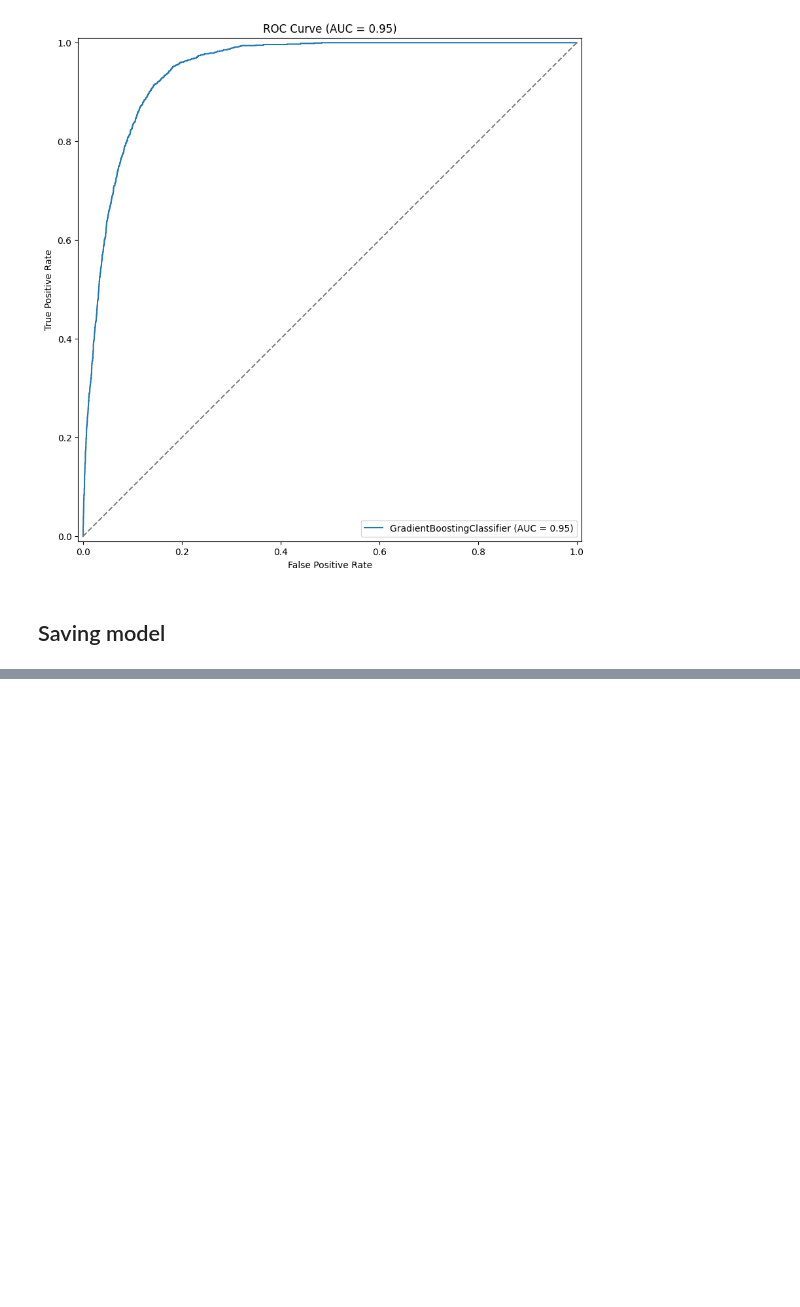
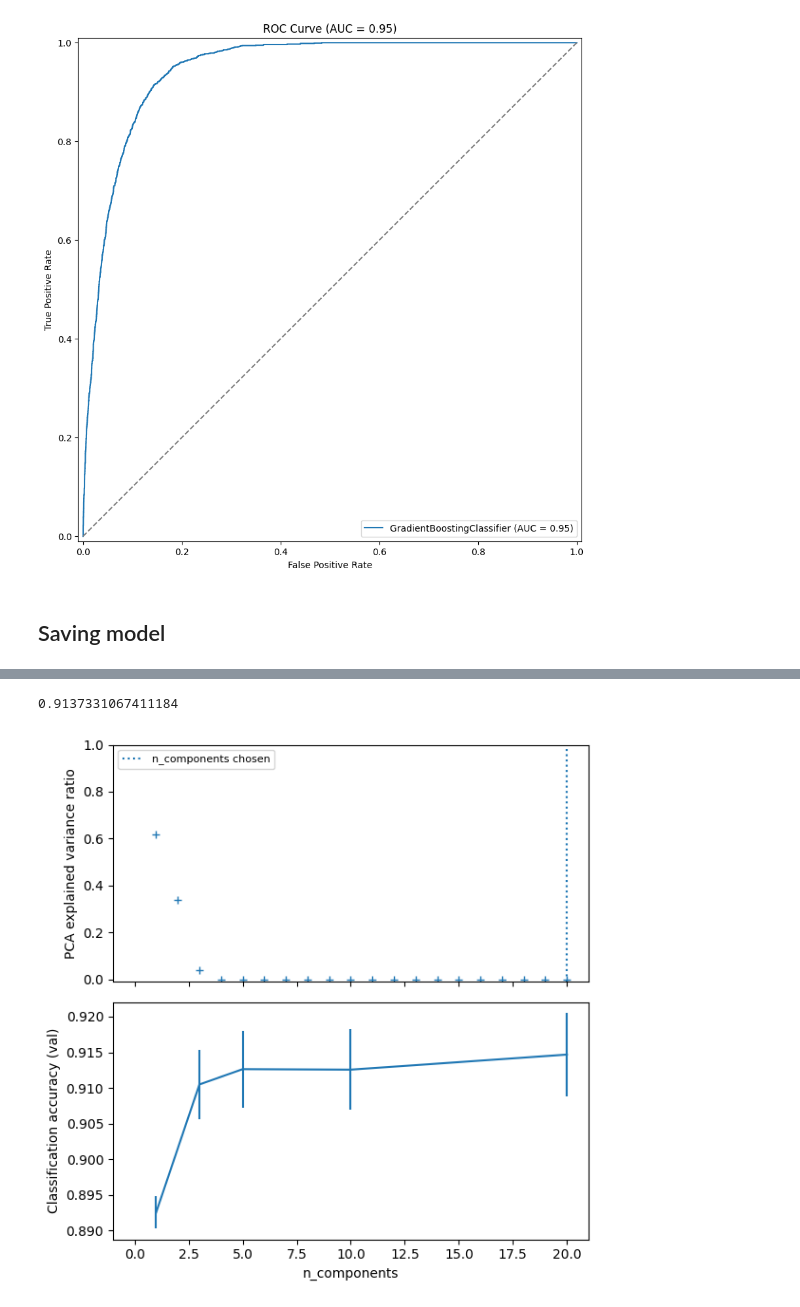
Before and after one commit to DeterjoSimon/SalesMarketingClassification, a Jupyter notebook: MarketClassifier.ipynb, the cells around one changed output, grey strips where cells are left out. Saved outputs shown, nothing was run; the diff lists cells and outputs as text; code cells hidden in the pictures; blank space fills up the shorter version.

```diff
--- a/MarketClassifier.ipynb
+++ b/MarketClassifier.ipynb
@@ -297,0 +337,19 @@ with open('GradientBoostingClassifier-0-1-0.pkl', 'wb') as f:
+# %%
+Xtrain, Xtest, Ytrain, Ytest = train_test_split(df_copy_2, labels, test_size=0.30, random_state=101)
+# %%
+categorical_variables = df_copy_2.select_dtypes(include=['O']).columns
+cont_var = df_copy_2.select_dtypes(include=['float64', 'int64']).columns
+# %%
+categorical_preprocessor = OrdinalEncoder(handle_unknown="use_encoded_value", unknown_value=-1) #Encodes the categories as integer arrays, denoting the values in a discrete manner.
+preprocessor = ColumnTransformer([("categorical", categorical_preprocessor, categorical_variables)], remainder="passthrough")
+model = Pipeline(steps=[('preprocessor', preprocessor), ('pca', pca), ('model', GradientBoostingClassifier(random_state=101))])
+# %%
+K = 10
+param_grid = {
+    'model__learning_rate': [0.1],
+    'pca__n_components': [1, 3, 5, 10, 20],
+    'model__n_estimators': [200]
+}
+model_grid = GridSearchCV(model, param_grid, cv=K, n_jobs=-1, verbose=3)
+# Fit the  model
+model_grid.fit(Xtrain, Ytrain)
@@ -297,0 +392,42 @@ with open('GradientBoostingClassifier-0-1-0.pkl', 'wb') as f:
+# %%
+model_grid.score(Xtest, Ytest)
+# %% [output]
+0.9137331067411184
+# %%
+Xtrain_processed = preprocessor.fit_transform(Xtrain)
+# Plot the PCA spectrum
+pca.fit(Xtrain_processed)
+
+fig, (ax0, ax1) = plt.subplots(nrows=2, sharex=True, figsize=(6, 6))
+ax0.plot(
+    np.arange(1, pca.n_components_ + 1), pca.explained_variance_ratio_, "+", linewidth=2
+)
+ax0.set_ylabel("PCA explained variance ratio")
+ax0.set_ylim(-0.01, 1.0)
+ax0.axvline(
+    model_grid.best_estimator_.named_steps["pca"].n_components,
+    linestyle=":",
+    label="n_components chosen",
+)
+ax0.legend(prop=dict(size=8))
+
+# For each number of components, find the best classifier results
+results = pd.DataFrame(model_grid.cv_results_)
+components_col = "param_pca__n_components"
+best_clfs = results.groupby(components_col)[
+    [components_col, "mean_test_score", "std_test_score"]
+].apply(lambda g: g.nlargest(1, "mean_test_score"))
+ax1.errorbar(
+    best_clfs[components_col],
+    best_clfs["mean_test_score"],
+    yerr=best_clfs["std_test_score"],
+)
+ax1.set_ylabel("Classification accuracy (val)")
+ax1.set_xlabel("n_components")
+
+plt.xlim(-1, 21)
+
+plt.tight_layout()
+plt.show()
+# %% [output]
+[figure, added]
```
Also changed, not shown: parts of 23 cells of this notebook, 1 other file.
